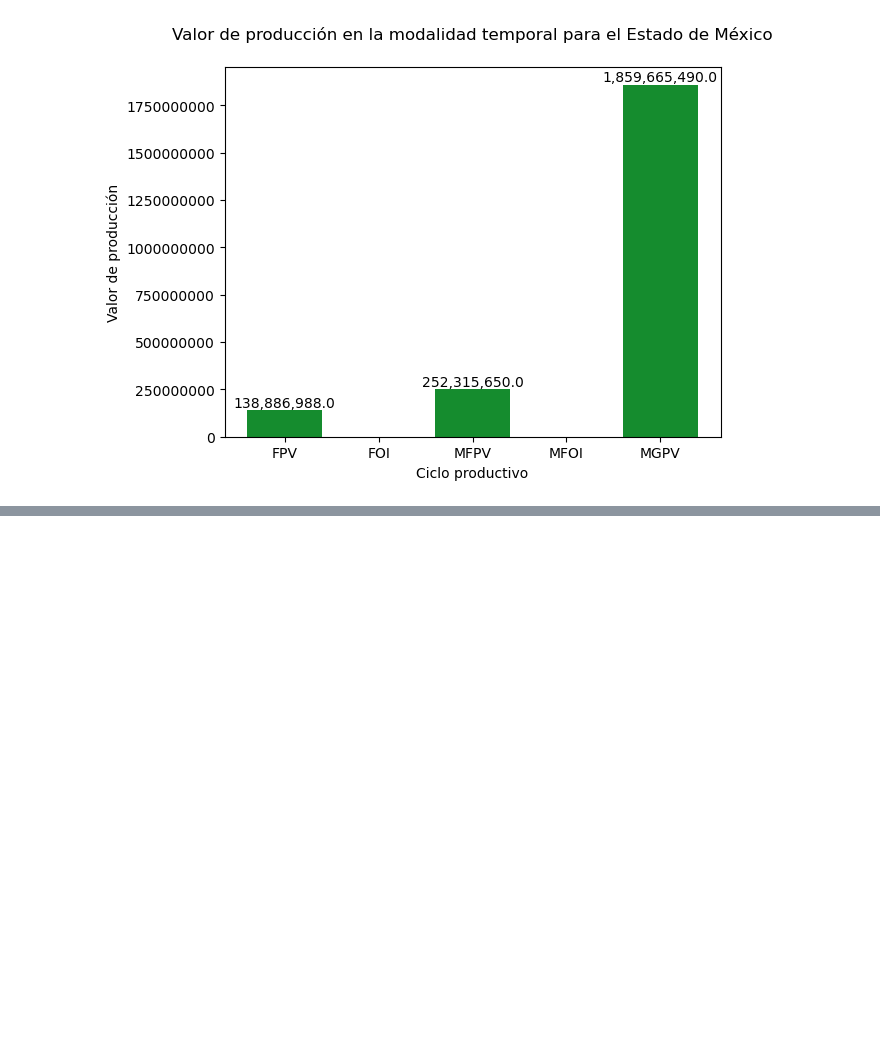
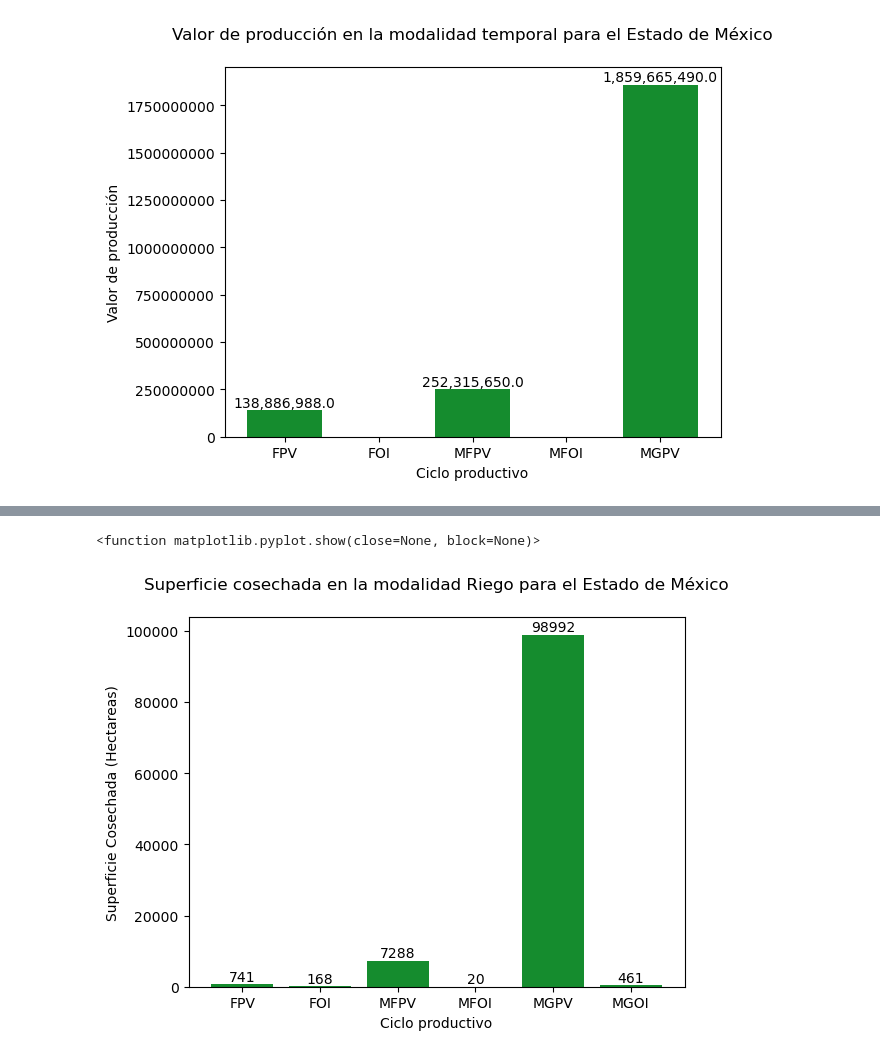
Before and after one commit to JFChavezC001/ReporteResidencia, a Jupyter notebook: resultadosProyect.ipynb, the cells around one changed output, grey strips where cells are left out. Drawn from its saved outputs; the diff is of its cells as text; code cells hidden in the pictures; blank space fills up the shorter version.

Commit message:
Replicamos el método para la superficie cosechada

```diff
--- a/resultadosProyect.ipynb
+++ b/resultadosProyect.ipynb
@@ -110,0 +113,14 @@ plt.show
+# %%
+#creamos nuestras listas de datos que posteriormente transformaremos en un solo dataframe
+FrijolPV=[1,"Frijol","primavera-verano","FPV",741,21217.5]
+FrijolOI=[2,"Frijol","otoño-invierno","FOI", 168, ]
+MFPV=[3,"Maíz Forrajero","primavera-verano","MFPV",7288,15395]
+MFOI=[4,"Maíz Forrajero","otoño-invierno","MFOI",20,]
+MGPV=[5,"Maíz de Grano","primavera-verano","MGPV",98992,483814.5]
+MGOI=[6,"Maíz de Grano","otoño-invierno","MGOI",461,]
+# %%
+supCosechada=[FrijolPV,FrijolOI,MFPV,MFOI,MGPV,MGOI]
+# %%
+#Creamos el DF a traves de los datos de nuestras listas
+supCos=pd.DataFrame(supCosechada,columns=['Id','Cultivo','Ciclo productivo','Clave','Superficie Cosechada(ha)/Modalidad Riego','Superficie Cosechada(ha)/Modalidad Temporal'])
+supCos
@@ -110,0 +135,12 @@ plt.show
+# %%
+supCosechadaR=plt.bar(supCos['Clave'],
+                    supCos['Superficie Cosechada(ha)/Modalidad Riego'],
+                   color='#158C2E')#agregamos los valores que se estan trabajando
+plt.bar_label(supCosechadaR)#agregamos las etiquetas con el valor de nuestra superficie para cada modalidad
+plt.title("Superficie cosechada en la modalidad Riego para el Estado de México",loc="Center", pad= 20)#agregamos una etiqueta para nuestro titulo
+plt.xlabel("Ciclo productivo")#agregamos etiqueta para los ciclos productivos en el eje X
+plt.ylabel("Superficie Cosechada (Hectareas)")#agregamos etiqueta para la superficie sembrada en el eje y
+plt.show
+# %% [output]
+<function matplotlib.pyplot.show(close=None, block=None)>
+[figure, added]
```
Also changed, not shown: parts of 6 cells of this notebook.
